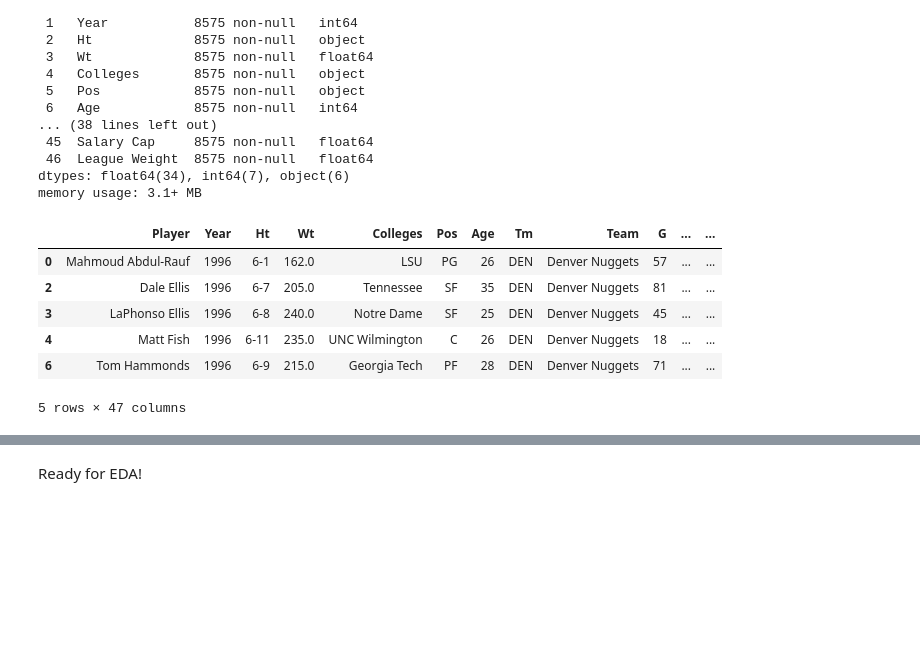
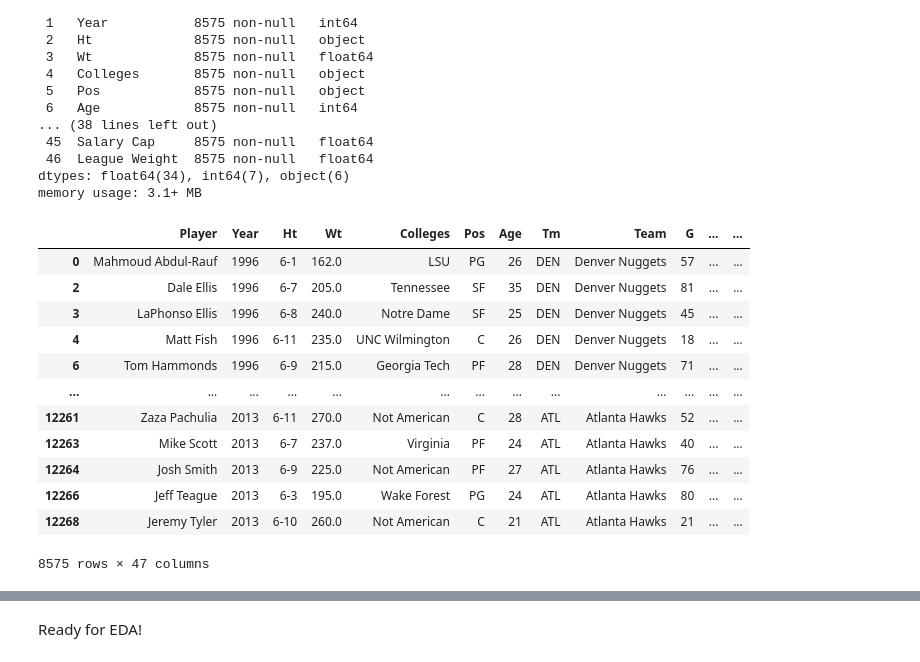
Before and after one commit to micahmatsuda021/NBA-Salary-Capstone, a Jupyter notebook: 02 Data Wrangling.ipynb, the cells around one changed output, grey strips where cells are left out. Drawn from its saved outputs; the diff is of its cells as text; code cells hidden in the pictures; blank space fills up the shorter version.

```diff
--- a/02 Data Wrangling.ipynb
+++ b/02 Data Wrangling.ipynb
@@ -246,12 +246,18 @@ Data columns (total 47 columns):
 dtypes: float64(34), int64(7), object(6)
 memory usage: 3.1+ MB
 # %%
-players2.head()
+players2
 # %% [output]
 |  | Player | Year | Ht | Wt | Colleges | Pos | Age | Tm | Team | G | ... | ... |
 | 0 | Mahmoud Abdul-Rauf | 1996 | 6-1 | 162.0 | LSU | PG | 26 | DEN | Denver Nuggets | 57 | ... | ... |
 | 2 | Dale Ellis | 1996 | 6-7 | 205.0 | Tennessee | SF | 35 | DEN | Denver Nuggets | 81 | ... | ... |
 | 3 | LaPhonso Ellis | 1996 | 6-8 | 240.0 | Notre Dame | SF | 25 | DEN | Denver Nuggets | 45 | ... | ... |
 | 4 | Matt Fish | 1996 | 6-11 | 235.0 | UNC Wilmington | C | 26 | DEN | Denver Nuggets | 18 | ... | ... |
 | 6 | Tom Hammonds | 1996 | 6-9 | 215.0 | Georgia Tech | PF | 28 | DEN | Denver Nuggets | 71 | ... | ... |
+| ... | ... | ... | ... | ... | ... | ... | ... | ... | ... | ... | ... | ... |
+| 12261 | Zaza Pachulia | 2013 | 6-11 | 270.0 | Not American | C | 28 | ATL | Atlanta Hawks | 52 | ... | ... |
+| 12263 | Mike Scott | 2013 | 6-7 | 237.0 | Virginia | PF | 24 | ATL | Atlanta Hawks | 40 | ... | ... |
+| 12264 | Josh Smith | 2013 | 6-9 | 225.0 | Not American | PF | 27 | ATL | Atlanta Hawks | 76 | ... | ... |
+| 12266 | Jeff Teague | 2013 | 6-3 | 195.0 | Wake Forest | PG | 24 | ATL | Atlanta Hawks | 80 | ... | ... |
+| 12268 | Jeremy Tyler | 2013 | 6-10 | 260.0 | Not American | C | 21 | ATL | Atlanta Hawks | 21 | ... | ... |
-5 rows × 47 columns
+8575 rows × 47 columns
```
Also changed, not shown: parts of 18 cells of this notebook, 1 other file.
